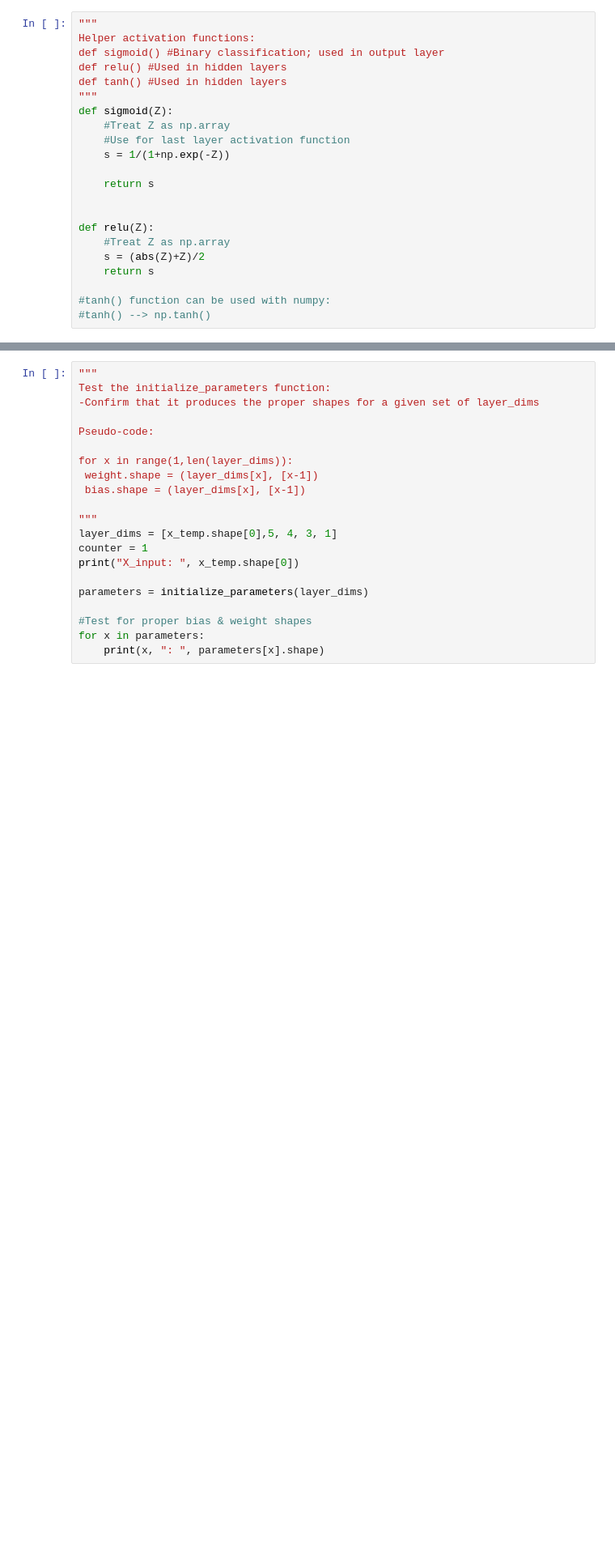
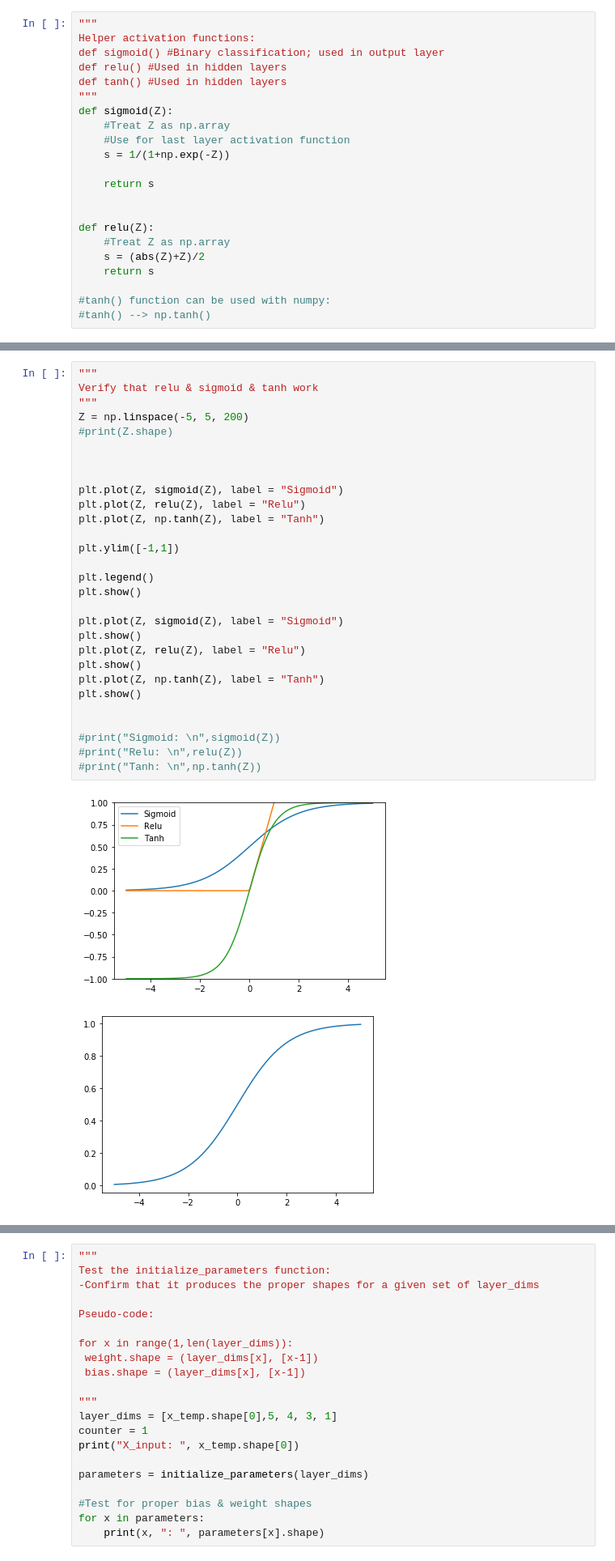
Before and after one commit to erickserr125/pneumonia_identification_neural_network, a Jupyter notebook: pneumoniaTest/pneumoniaTracker.ipynb, the cells around one changed output, grey strips where cells are left out. Shown: that part at 81% size. Drawn from its saved outputs; the diff is of its cells as text; blank space fills up the shorter version.

```diff
--- a/pneumoniaTest/pneumoniaTracker.ipynb
+++ b/pneumoniaTest/pneumoniaTracker.ipynb
@@ -129,0 +168,32 @@ Tanh:
+# %%
+"""
+Verify that relu & sigmoid & tanh work
+"""
+Z = np.linspace(-5, 5, 200)
+#print(Z.shape)
+
+
+
+plt.plot(Z, sigmoid(Z), label = "Sigmoid")
+plt.plot(Z, relu(Z), label = "Relu")
+plt.plot(Z, np.tanh(Z), label = "Tanh")
+
+plt.ylim([-1,1])
+
+plt.legend()
+plt.show()
+
+plt.plot(Z, sigmoid(Z), label = "Sigmoid")
+plt.show()
+plt.plot(Z, relu(Z), label = "Relu")
+plt.show()
+plt.plot(Z, np.tanh(Z), label = "Tanh")
+plt.show()
+
+
+#print("Sigmoid: \n",sigmoid(Z))
+#print("Relu: \n",relu(Z))
+#print("Tanh: \n",np.tanh(Z))
+# %% [output]
+[figure, added]
+[figure, added]
```
Also changed, not shown: parts of 35 cells of this notebook, 1 other file.
